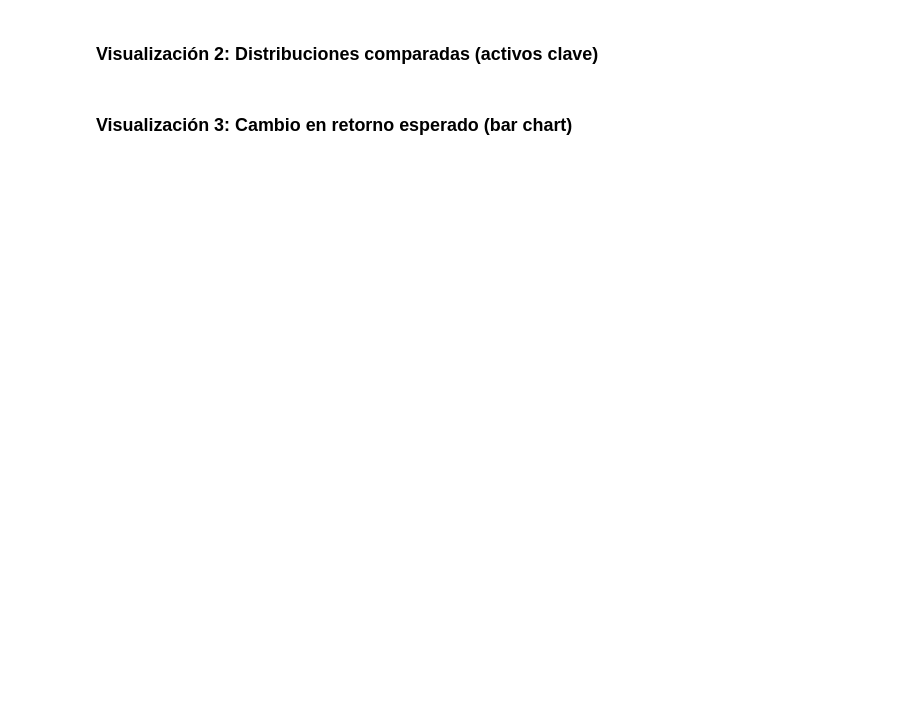
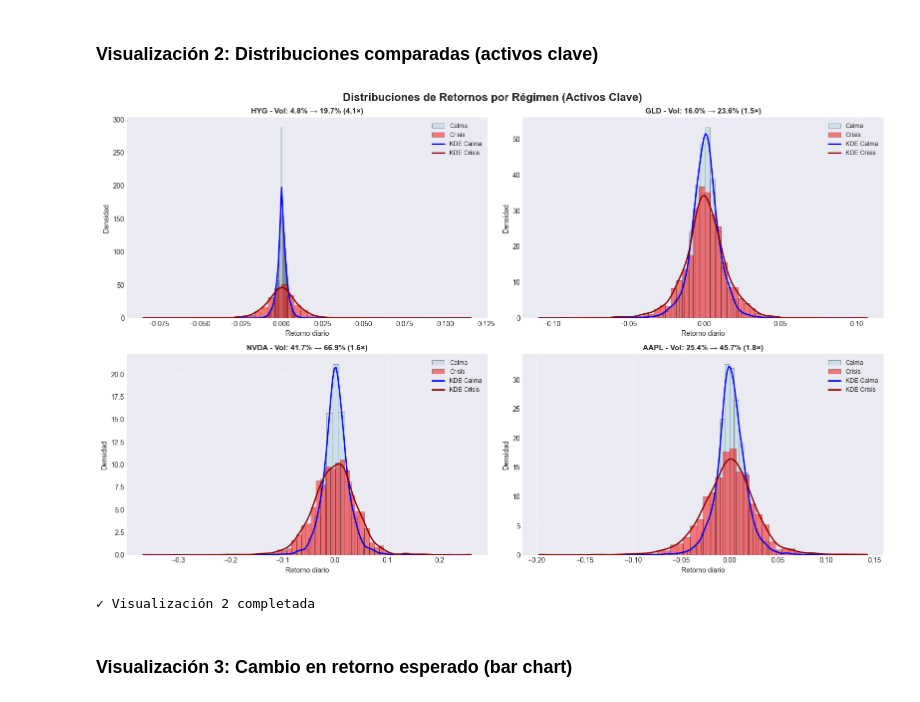
Before and after one commit to Romequinco/TAREA_GESTION_RIESGO, a Jupyter notebook: Tarea_riesgos.ipynb, the cells around one changed output. Cells and saved outputs as stored; diff of their text form; code cells hidden in the pictures; blank space fills up the shorter version.

```diff
--- a/Tarea_riesgos.ipynb
+++ b/Tarea_riesgos.ipynb
@@ -2179,9 +2406,23 @@ fig.suptitle('Distribuciones de Retornos por Régimen (Activos Clave)', fontsize
 for i, ticker in enumerate(key_assets[:4]):
     ax = axes[i]
 
-    # Retornos por régimen
-    calm_returns = returns_with_regime[returns_with_regime['regime'] == 'Calma'][ticker].dropna()
-    crisis_returns = returns_with_regime[returns_with_regime['regime'] == 'Crisis'][ticker].dropna()
+    # Obtener fecha de inicio del activo
+    asset_start_date = start_date_by_asset.get(ticker, None)
+
+    # Retornos por régimen, solo desde fecha de inicio del activo
+    regime_mask = returns_with_regime['regime'] == 'Calma'
+    if asset_start_date is not None:
+        date_mask = returns_with_regime.index >= asset_start_date
+        calm_returns = returns_with_regime[regime_mask & date_mask][ticker].dropna()
+    else:
+        calm_returns = returns_with_regime[regime_mask][ticker].dropna()
+
+    regime_mask = returns_with_regime['regime'] == 'Crisis'
+    if asset_start_date is not None:
+        date_mask = returns_with_regime.index >= asset_start_date
+        crisis_returns = returns_with_regime[regime_mask & date_mask][ticker].dropna()
+    else:
+        crisis_returns = returns_with_regime[regime_mask][ticker].dropna()
 
     # Histogramas
     ax.hist(calm_returns, bins=50, alpha=0.5, color='lightblue', density=True, label='Calma', edgecolor='black', linewidth=0.5)
@@ -2191,33 +2432,36 @@ for i, ticker in enumerate(key_assets[:4]):
     from scipy.stats import gaussian_kde
     if len(calm_returns) > 1:
         calm_kde = gaussian_kde(calm_returns)
         x_range = np.linspace(min(calm_returns.min(), crisis_returns.min() if len(crisis_returns) > 0 else calm_returns.min()),
                               max(calm_returns.max(), crisis_returns.max() if len(crisis_returns) > 0 else calm_returns.max()), 200)
         ax.plot(x_range, calm_kde(x_range), color='blue', linewidth=2, label='KDE Calma')
 
     if len(crisis_returns) > 1:
         crisis_kde = gaussian_kde(crisis_returns)
         if len(calm_returns) > 1:
             x_range = np.linspace(min(calm_returns.min(), crisis_returns.min()),
                                   max(calm_returns.max(), crisis_returns.max()), 200)
         else:
             x_range = np.linspace(crisis_returns.min(), crisis_returns.max(), 200)
         ax.plot(x_range, crisis_kde(x_range), color='darkred', linewidth=2, label='KDE Crisis')
 
     # Estadísticas en el título
     vol_calm = calm_returns.std() * np.sqrt(252)
     vol_crisis = crisis_returns.std() * np.sqrt(252) if len(crisis_returns) > 0 else 0
     ax.set_title(f'{ticker} - Vol: {vol_calm:.1%} → {vol_crisis:.1%} ({vol_crisis/vol_calm:.1f}×)',
                  fontweight='bold', fontsize=11)
     ax.set_xlabel('Retorno diario', fontsize=10)
     ax.set_ylabel('Densidad', fontsize=10)
     ax.legend(fontsize=9)
     ax.grid(True, alpha=0.3)
 
 plt.tight_layout()
 plt.show()
 
 print("✓ Visualización 2 completada")
+# %% [output]
+[figure, added]
+✓ Visualización 2 completada
 # %% [markdown]
 ### Visualización 3: Cambio en retorno esperado (bar chart)
 # %%
```
Also changed, not shown: parts of 41 cells of this notebook, 1 other file.
